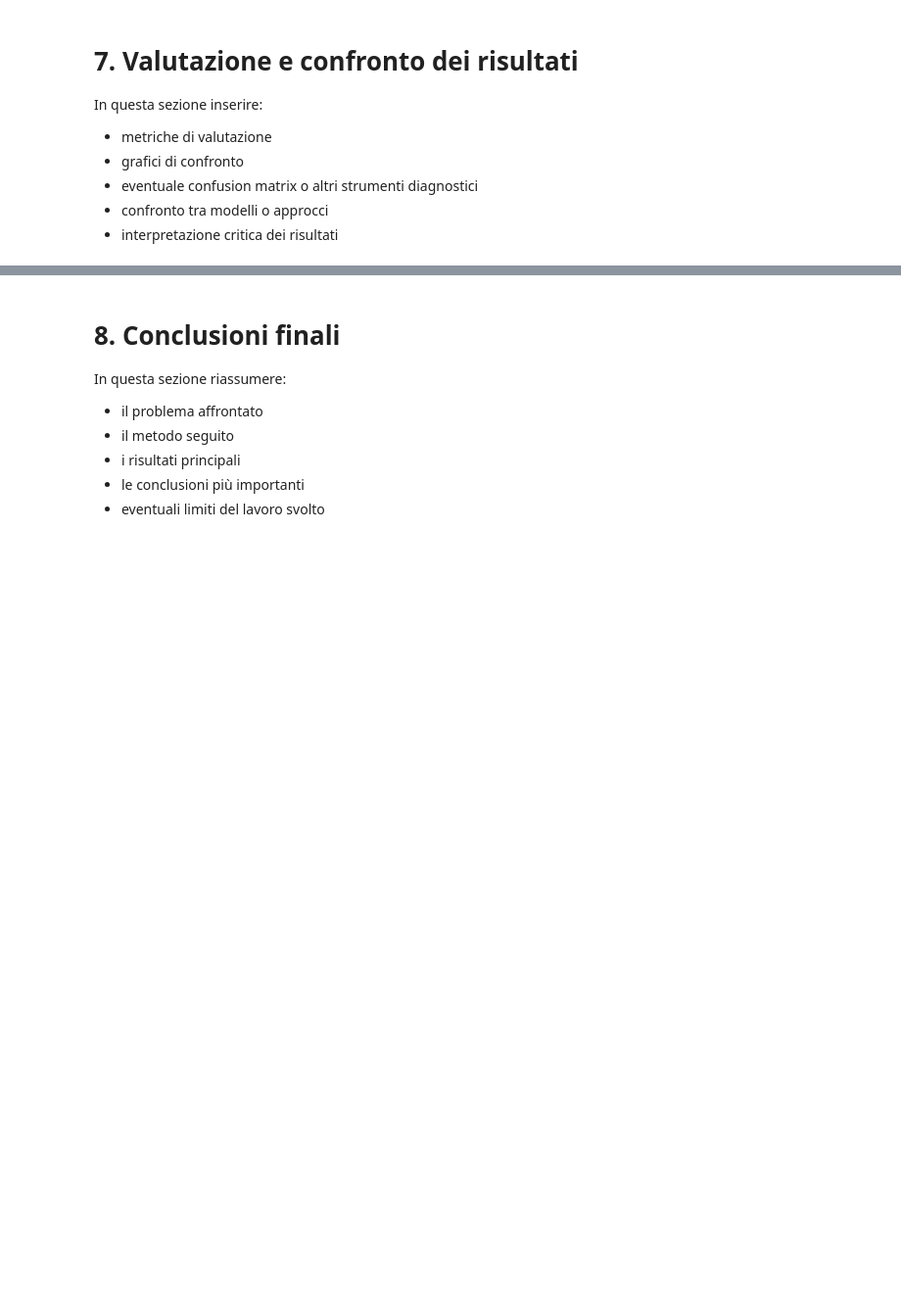
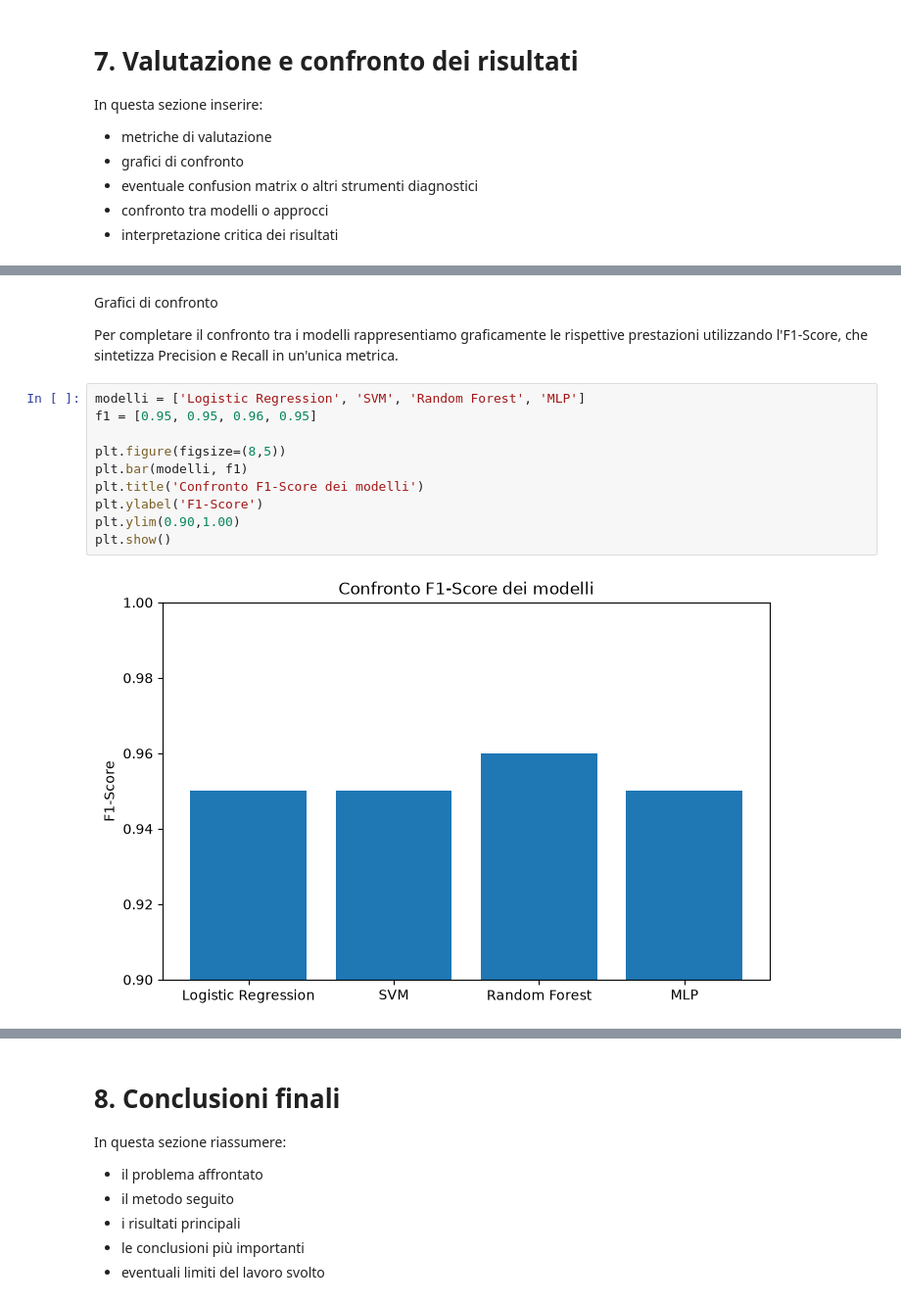
Before and after one commit to AntoninoCardillo2/ProgettoML_Cardillo_Ragazzini, a Jupyter notebook: Template_progetto_esame.ipynb, the cells around one changed output, grey strips where cells are left out. Shown at 98% size. Saved outputs shown, nothing was run; the diff lists cells and outputs as text; blank space fills up the shorter version.

Commit message:
Valutazione e confronto dei risultati e conclusioni

```diff
--- a/Template_progetto_esame.ipynb
+++ b/Template_progetto_esame.ipynb
@@ -552,0 +452,16 @@ In questa sezione inserire:
+# %% [markdown]
+Grafici di confronto
+
+Per completare il confronto tra i modelli rappresentiamo graficamente le rispettive prestazioni utilizzando l'F1-Score, che sintetizza Precision e Recall in un'unica metrica.
+# %%
+modelli = ['Logistic Regression', 'SVM', 'Random Forest', 'MLP']
+f1 = [0.95, 0.95, 0.96, 0.95]
+
+plt.figure(figsize=(8,5))
+plt.bar(modelli, f1)
+plt.title('Confronto F1-Score dei modelli')
+plt.ylabel('F1-Score')
+plt.ylim(0.90,1.00)
+plt.show()
+# %% [output]
+[figure, added]
```
Also changed, not shown: parts of 25 cells of this notebook.
